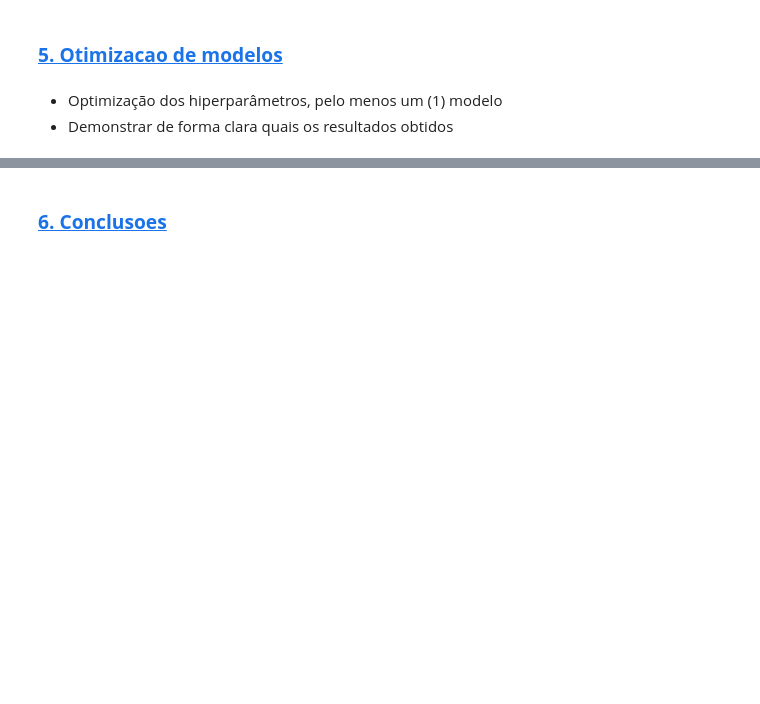
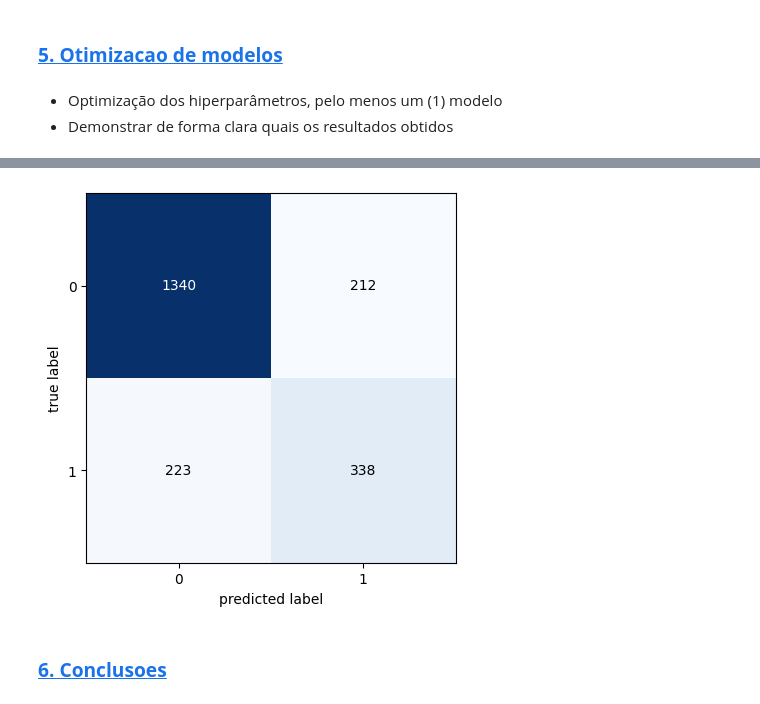
Before and after one commit to Texugo-928/Projeto_ML_Churn, a Jupyter notebook: Projeto_ML_Grupo_4.ipynb, the cells around one changed output, grey strips where cells are left out. Drawn from its saved outputs; the diff is of its cells as text; code cells hidden in the pictures; blank space fills up the shorter version.

```diff
--- a/Projeto_ML_Grupo_4.ipynb
+++ b/Projeto_ML_Grupo_4.ipynb
@@ -589,0 +631,3 @@ plot_cm(y_test, y_pred)
+# %%
+%%time
+grid_search.fit(X_train_std, y_train)
@@ -589,0 +676,4 @@ plot_cm(y_test, y_pred)
+# %%
+model_gs = DecisionTreeClassifier(**grid_search.best_params_)
+# %%
+model_gs.fit(X_train_std, y_train)
@@ -589,0 +682,2 @@ plot_cm(y_test, y_pred)
+# %%
+y_pred_gs = model_gs.predict(X_test_std)
@@ -590,3 +695,12 @@ plot_cm(y_test, y_pred)
+# %%
+def plot_cm(y_test, y_pred): # cm -> matriz de confusão
+  cm = confusion_matrix(y_test, y_pred)
+  plot_confusion_matrix(conf_mat=cm)
+  plt.show()
+
+plot_cm(y_test, y_pred_gs)
+# %% [output]
+[figure, added]
 # %% [markdown]
 ### **[6. Conclusoes](#6.-Conclusoes)**
 # %% [markdown]
```
Also changed, not shown: parts of 45 cells of this notebook.
